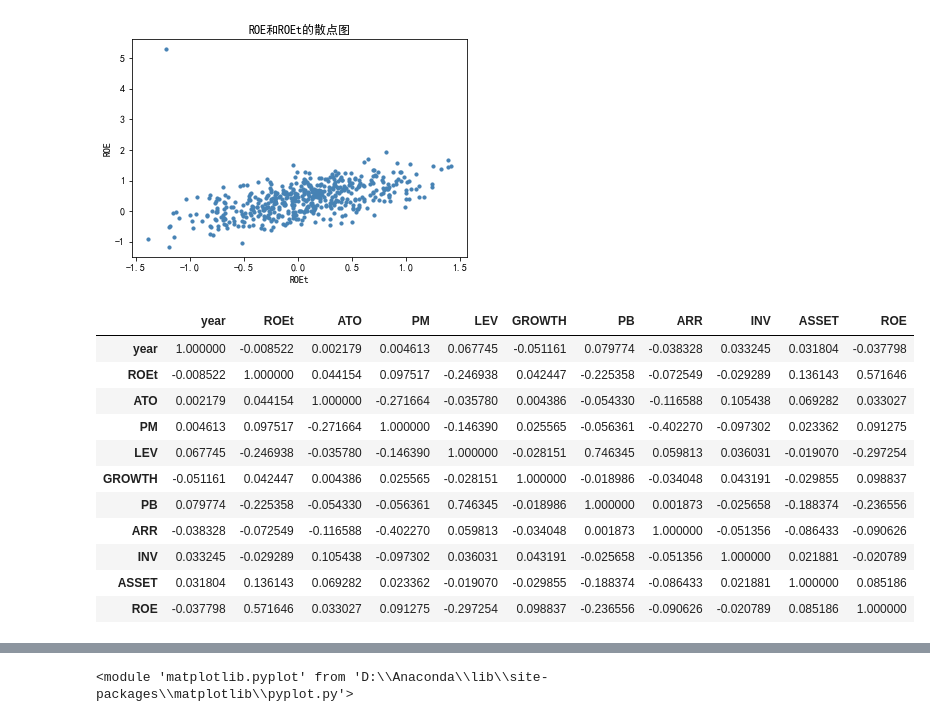
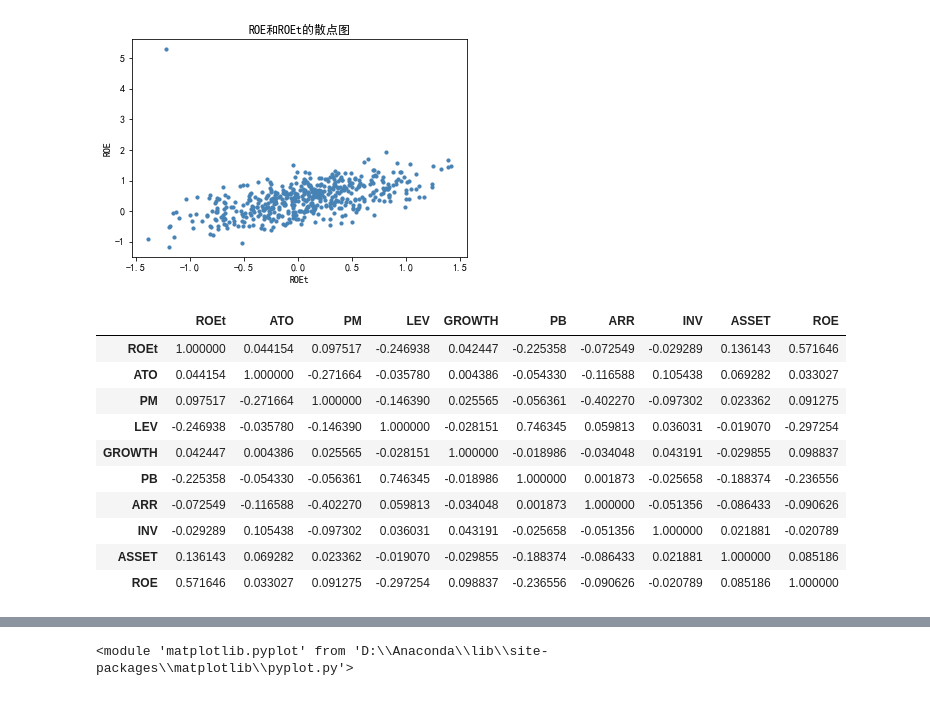
Before and after one commit to git-wy/SimplePython, a Jupyter notebook: Chapter 1 从R到Python/CH 1_1 线性回归/CH 1_1 code.ipynb, the cells around one changed output, grey strips where cells are left out. Cells and saved outputs as stored; diff of their text form; code cells hidden in the pictures.

```diff
--- a/Chapter 1 从R到Python/CH 1_1 线性回归/CH 1_1 code.ipynb
+++ b/Chapter 1 从R到Python/CH 1_1 线性回归/CH 1_1 code.ipynb
@@ -21,7 +21,7 @@ from statsmodels.stats.outliers_influence import variance_inflation_factor
 # %%
 # 导入数据之导入txt文件
 
-data = pd.read_csv('E:\Data Mining\SimplePython\Chapter 1 从R到Python\CH 1_1 线性回归\CH 1_1 data.txt', sep = '\s+')
+data = pd.read_csv('E:/Data Mining/SimplePython/Chapter 1 从R到Python/CH 1_1 线性回归/CH 1_1 data.txt', sep = '\s+')
 # %%
 # 预览数据（方法一）
 
@@ -111,20 +117,19 @@ plt.show()  # 显示图形
 # %%
 # 相关分析
 
-data.corr()
+data.iloc[:, 1:11].corr()
 # %% [output]
-|  | year | ROEt | ATO | PM | LEV | GROWTH | PB | ARR | INV | ASSET | ROE |
-| year | 1.000000 | -0.008522 | 0.002179 | 0.004613 | 0.067745 | -0.051161 | 0.079774 | -0.038328 | 0.033245 | 0.031804 | -0.037798 |
-| ROEt | -0.008522 | 1.000000 | 0.044154 | 0.097517 | -0.246938 | 0.042447 | -0.225358 | -0.072549 | -0.029289 | 0.136143 | 0.571646 |
-| ATO | 0.002179 | 0.044154 | 1.000000 | -0.271664 | -0.035780 | 0.004386 | -0.054330 | -0.116588 | 0.105438 | 0.069282 | 0.033027 |
-| PM | 0.004613 | 0.097517 | -0.271664 | 1.000000 | -0.146390 | 0.025565 | -0.056361 | -0.402270 | -0.097302 | 0.023362 | 0.091275 |
-| LEV | 0.067745 | -0.246938 | -0.035780 | -0.146390 | 1.000000 | -0.028151 | 0.746345 | 0.059813 | 0.036031 | -0.019070 | -0.297254 |
-| GROWTH | -0.051161 | 0.042447 | 0.004386 | 0.025565 | -0.028151 | 1.000000 | -0.018986 | -0.034048 | 0.043191 | -0.029855 | 0.098837 |
-| PB | 0.079774 | -0.225358 | -0.054330 | -0.056361 | 0.746345 | -0.018986 | 1.000000 | 0.001873 | -0.025658 | -0.188374 | -0.236556 |
-| ARR | -0.038328 | -0.072549 | -0.116588 | -0.402270 | 0.059813 | -0.034048 | 0.001873 | 1.000000 | -0.051356 | -0.086433 | -0.090626 |
-| INV | 0.033245 | -0.029289 | 0.105438 | -0.097302 | 0.036031 | 0.043191 | -0.025658 | -0.051356 | 1.000000 | 0.021881 | -0.020789 |
-| ASSET | 0.031804 | 0.136143 | 0.069282 | 0.023362 | -0.019070 | -0.029855 | -0.188374 | -0.086433 | 0.021881 | 1.000000 | 0.085186 |
-| ROE | -0.037798 | 0.571646 | 0.033027 | 0.091275 | -0.297254 | 0.098837 | -0.236556 | -0.090626 | -0.020789 | 0.085186 | 1.000000 |
+|  | ROEt | ATO | PM | LEV | GROWTH | PB | ARR | INV | ASSET | ROE |
+| ROEt | 1.000000 | 0.044154 | 0.097517 | -0.246938 | 0.042447 | -0.225358 | -0.072549 | -0.029289 | 0.136143 | 0.571646 |
+| ATO | 0.044154 | 1.000000 | -0.271664 | -0.035780 | 0.004386 | -0.054330 | -0.116588 | 0.105438 | 0.069282 | 0.033027 |
+| PM | 0.097517 | -0.271664 | 1.000000 | -0.146390 | 0.025565 | -0.056361 | -0.402270 | -0.097302 | 0.023362 | 0.091275 |
+| LEV | -0.246938 | -0.035780 | -0.146390 | 1.000000 | -0.028151 | 0.746345 | 0.059813 | 0.036031 | -0.019070 | -0.297254 |
+| GROWTH | 0.042447 | 0.004386 | 0.025565 | -0.028151 | 1.000000 | -0.018986 | -0.034048 | 0.043191 | -0.029855 | 0.098837 |
+| PB | -0.225358 | -0.054330 | -0.056361 | 0.746345 | -0.018986 | 1.000000 | 0.001873 | -0.025658 | -0.188374 | -0.236556 |
+| ARR | -0.072549 | -0.116588 | -0.402270 | 0.059813 | -0.034048 | 0.001873 | 1.000000 | -0.051356 | -0.086433 | -0.090626 |
+| INV | -0.029289 | 0.105438 | -0.097302 | 0.036031 | 0.043191 | -0.025658 | -0.051356 | 1.000000 | 0.021881 | -0.020789 |
+| ASSET | 0.136143 | 0.069282 | 0.023362 | -0.019070 | -0.029855 | -0.188374 | -0.086433 | 0.021881 | 1.000000 | 0.085186 |
+| ROE | 0.571646 | 0.033027 | 0.091275 | -0.297254 | 0.098837 | -0.236556 | -0.090626 | -0.020789 | 0.085186 | 1.000000 |
 # %%
 # 一元线性回归 （x = ROEt, y = ROE）
 
```
Also changed, not shown: parts of 15 cells of this notebook, 6 other files.
